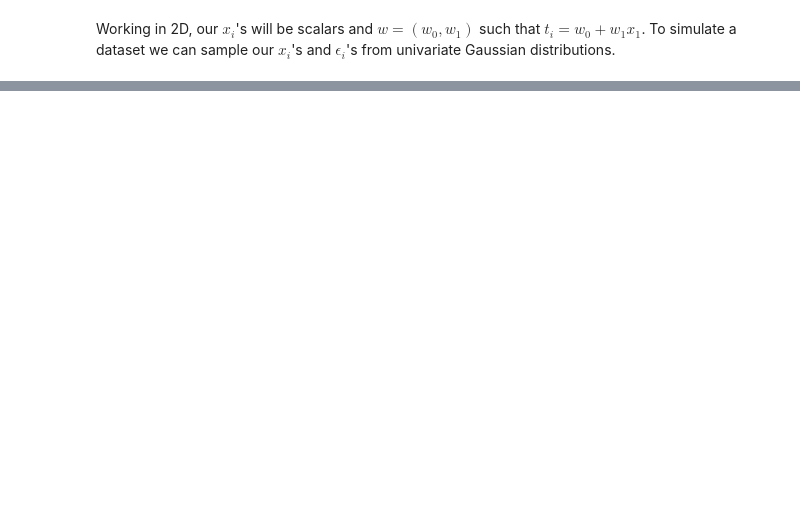
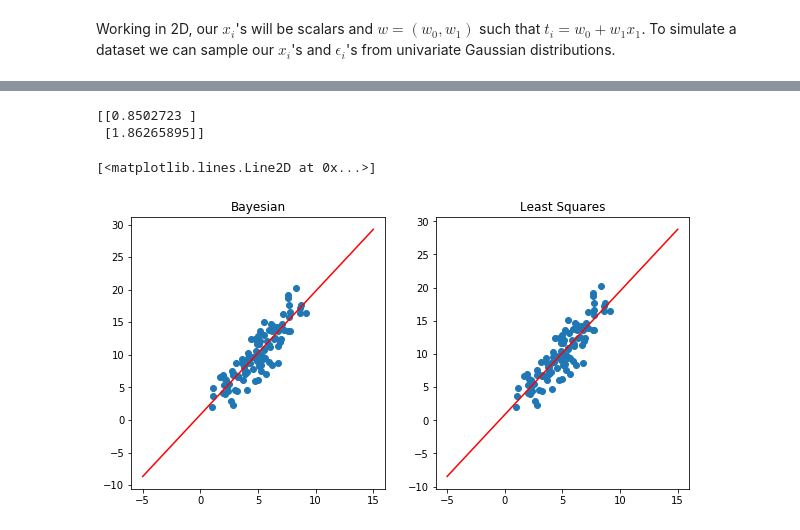
Before and after one commit to chaue/BayesianUpdate, a Jupyter notebook: SequentialLearning.ipynb, the cells around one changed output, grey strips where cells are left out. Drawn from its saved outputs; the diff is of its cells as text; code cells hidden in the pictures; blank space fills up the shorter version.

```diff
--- a/SequentialLearning.ipynb
+++ b/SequentialLearning.ipynb
@@ -58,0 +108,22 @@ array([[-0.68732838,  0.05253673]])
+# %%
+pseudo = np.matmul(np.linalg.inv(np.matmul(phi.T, phi)), phi.T)
+wML = np.dot(pseudo, t.T)
+
+print(wML)
+
+linex = np.linspace(-5, 15, 10000)
+liney = w[0] + w[1]*linex
+lsliney = wML[0] + wML[1]*linex
+
+fig, ax = plt.subplots(1,2, figsize=(10,5))
+ax[0].title.set_text("Bayesian")
+ax[0].scatter(x, t)
+ax[0].plot(linex, liney, 'r')
+ax[1].title.set_text("Least Squares")
+ax[1].scatter(x, t)
+ax[1].plot(linex, lsliney, 'r')
+# %% [output]
+[[0.8502723 ]
+ [1.86265895]]
+[<matplotlib.lines.Line2D at 0x...>]
+[figure, added]
```
Also changed, not shown: parts of 18 cells of this notebook.
